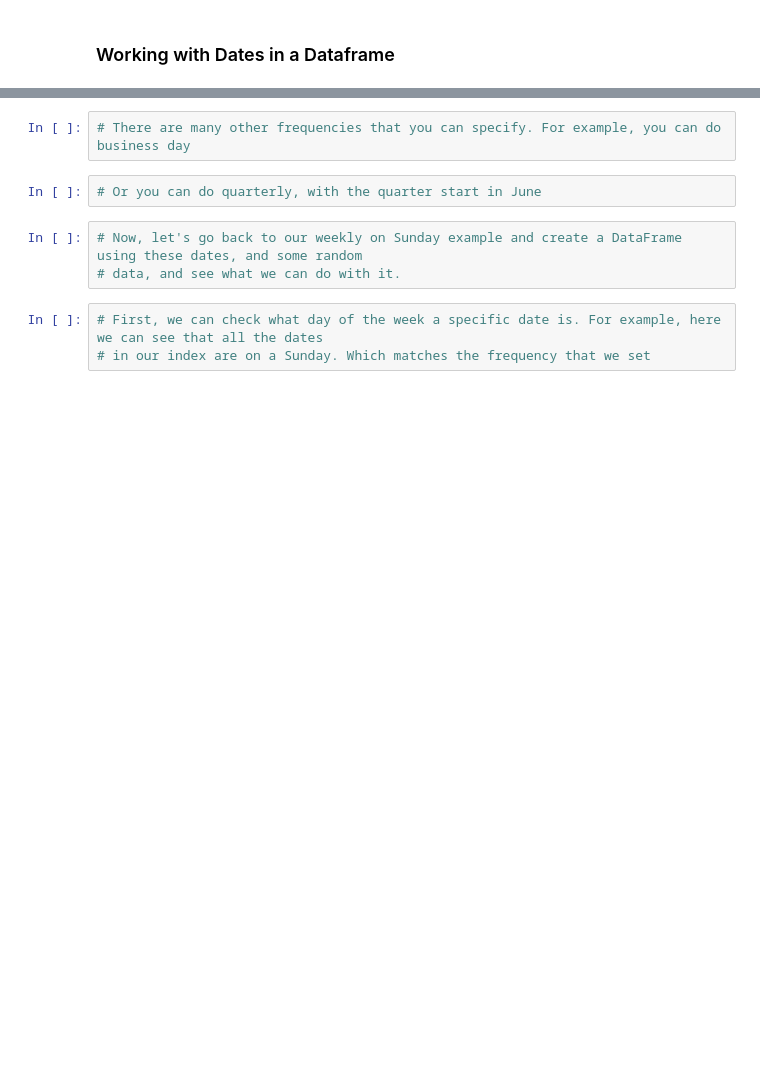
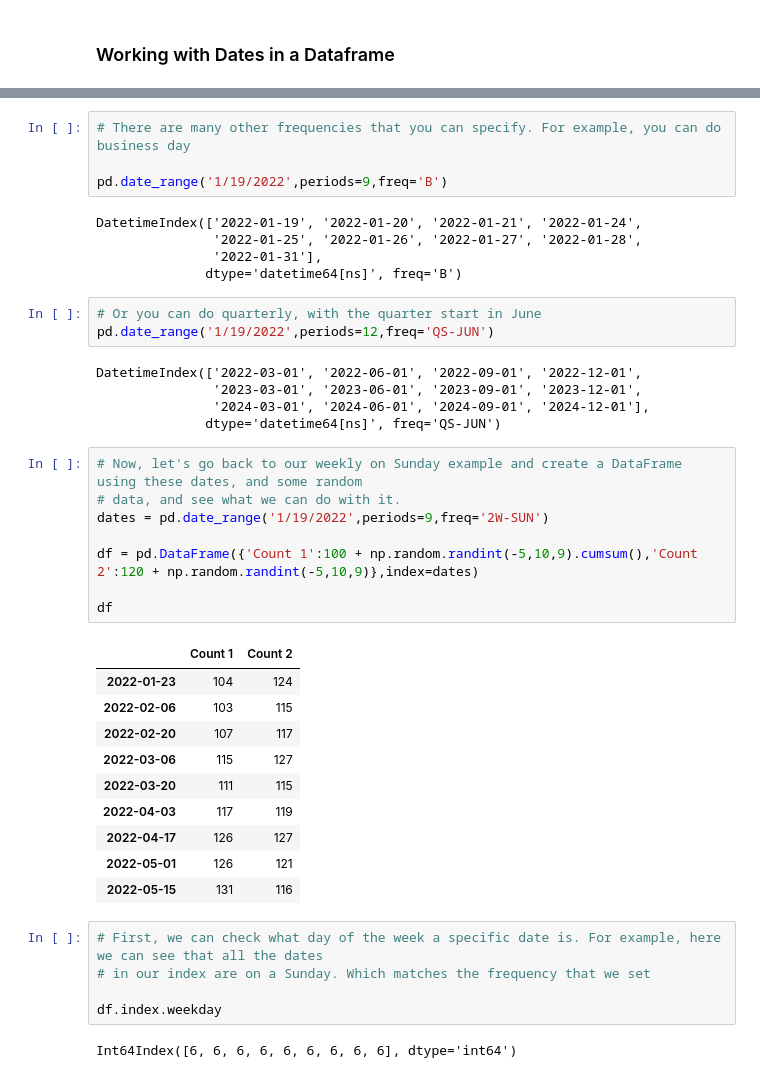
Before and after one commit to irinavalenzuela/Applied-Data-Science-Python, a Jupyter notebook: Week3_dataprocessing.ipynb, the cells around one changed output, grey strips where cells are left out. Cells and saved outputs as stored; diff of their text form; blank space fills up the shorter version.

```diff
--- a/Week3_dataprocessing.ipynb
+++ b/Week3_dataprocessing.ipynb
@@ -1332,12 +1353,45 @@ Timestamp('2016-09-14 11:10:00')
 # %%
 # There are many other frequencies that you can specify. For example, you can do business day
+
+pd.date_range('1/19/2022',periods=9,freq='B')
+# %% [output]
+DatetimeIndex(['2022-01-19', '2022-01-20', '2022-01-21', '2022-01-24',
+               '2022-01-25', '2022-01-26', '2022-01-27', '2022-01-28',
+               '2022-01-31'],
+              dtype='datetime64[ns]', freq='B')
 # %%
 # Or you can do quarterly, with the quarter start in June
+pd.date_range('1/19/2022',periods=12,freq='QS-JUN')
+# %% [output]
+DatetimeIndex(['2022-03-01', '2022-06-01', '2022-09-01', '2022-12-01',
+               '2023-03-01', '2023-06-01', '2023-09-01', '2023-12-01',
+               '2024-03-01', '2024-06-01', '2024-09-01', '2024-12-01'],
+              dtype='datetime64[ns]', freq='QS-JUN')
 # %%
 # Now, let's go back to our weekly on Sunday example and create a DataFrame using these dates, and some random
 # data, and see what we can do with it.
+dates = pd.date_range('1/19/2022',periods=9,freq='2W-SUN')
+
+df = pd.DataFrame({'Count 1':100 + np.random.randint(-5,10,9).cumsum(),'Count 2':120 + np.random.randint(-5,10,9)},index=dates)
+
+df
+# %% [output]
+|  | Count 1 | Count 2 |
+| 2022-01-23 | 104 | 124 |
+| 2022-02-06 | 103 | 115 |
+| 2022-02-20 | 107 | 117 |
+| 2022-03-06 | 115 | 127 |
+| 2022-03-20 | 111 | 115 |
+| 2022-04-03 | 117 | 119 |
+| 2022-04-17 | 126 | 127 |
+| 2022-05-01 | 126 | 121 |
+| 2022-05-15 | 131 | 116 |
 # %%
 # First, we can check what day of the week a specific date is. For example, here we can see that all the dates
 # in our index are on a Sunday. Which matches the frequency that we set
+
+df.index.weekday
+# %% [output]
+Int64Index([6, 6, 6, 6, 6, 6, 6, 6, 6], dtype='int64')
 # %%
 # We can also use diff() to find the difference between each date's value.
```
Also changed, not shown: parts of 9 cells of this notebook.
